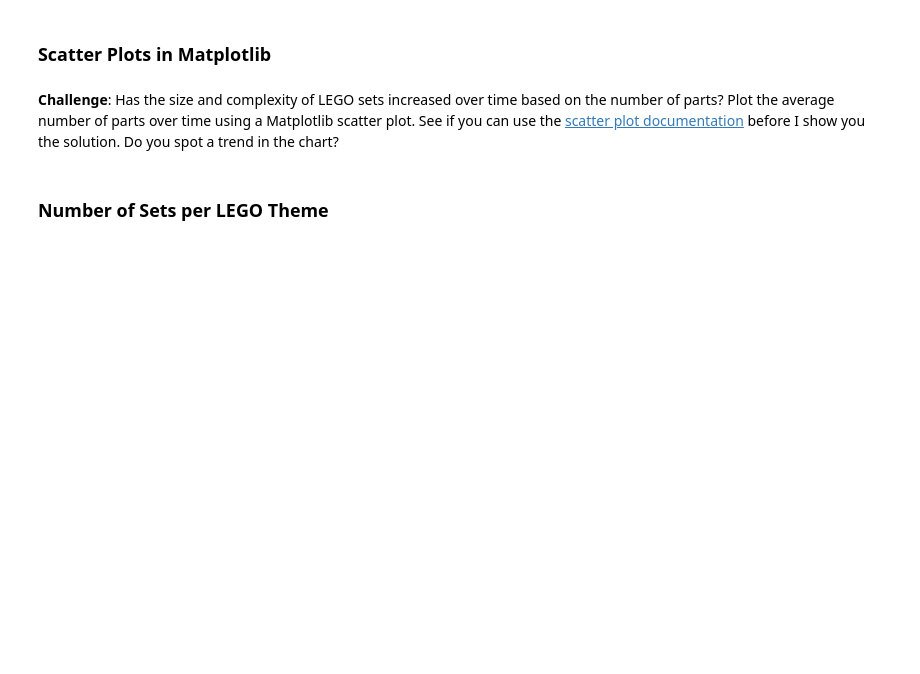
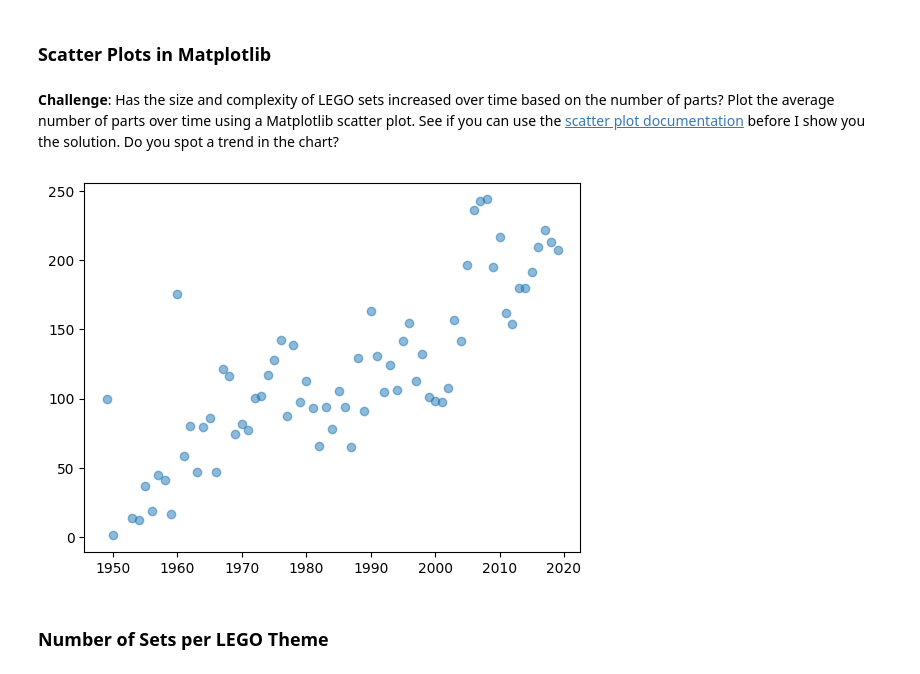
Before and after one commit to slimrivermoi/day74-LEGO-Notebook-and-Data, a Jupyter notebook: Lego_Analysis_for_Course.ipynb, the cells around one changed output. Drawn from its saved outputs; the diff is of its cells as text; code cells hidden in the pictures; blank space fills up the shorter version.

```diff
--- a/Lego_Analysis_for_Course.ipynb
+++ b/Lego_Analysis_for_Course.ipynb
@@ -223,0 +283,5 @@ sets.groupby('year').agg({'theme_id':pd.Series.nunique})
+# %%
+parts_per_set = sets.groupby('year').agg({'num_parts':pd.Series.mean})
+
+
+parts_per_set.head()
@@ -224,7 +306,19 @@ sets.groupby('year').agg({'theme_id':pd.Series.nunique})
+# %%
+#update column name to 'avg_num_parts'
+parts_per_set.rename(columns = {'num_parts': 'avg_num_parts'}, inplace = True)
 # %% [markdown]
 ### Scatter Plots in Matplotlib
 # %% [markdown]
 **Challenge**: Has the size and complexity of LEGO sets increased over time based on the number of parts? Plot the average number of parts over time using a Matplotlib scatter plot. See if you can use the [scatter plot documentation](https://matplotlib.org/3.1.0/api/_as_gen/matplotlib.pyplot.scatter.html) before I show you the solution. Do you spot a trend in the chart?
+# %%
+#set value for x and y
+x = parts_per_set.index[:-2]                #the year (exlude last 2 yrs)
+y = parts_per_set['avg_num_parts'][:-2]     #avg num of parts (exlude last 2 yrs)
+
+plt.scatter(x, y, alpha=0.5)
+plt.show()
+# %% [output]
+[figure, added]
 # %% [markdown]
 ### Number of Sets per LEGO Theme
 # %% [markdown]
```
Also changed, not shown: parts of 18 cells of this notebook.
